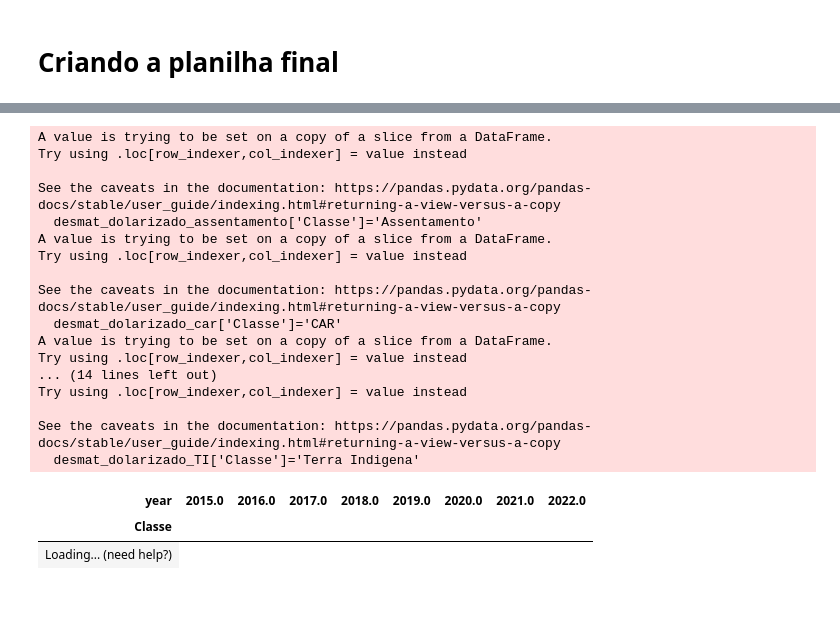
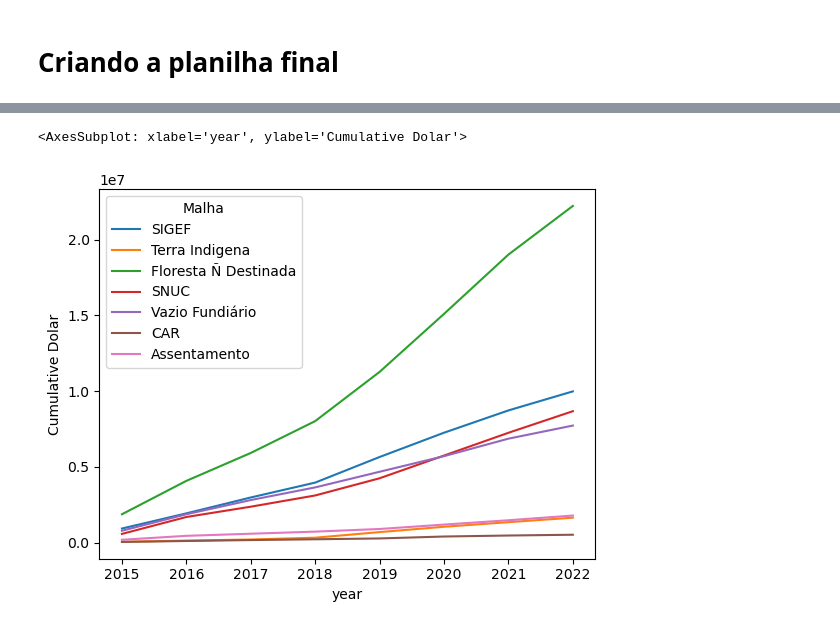
Before and after one commit to EduMinsky/AnaliseTelesPires, a Jupyter notebook: Analise Teles Pires.ipynb, the cells around one changed output, grey strips where cells are left out. Saved outputs shown, nothing was run; the diff lists cells and outputs as text; code cells hidden in the pictures; blank space fills up the shorter version.

```diff
--- a/Analise Teles Pires.ipynb
+++ b/Analise Teles Pires.ipynb
@@ -186,20 +203,15 @@ desmat_dolarizado_TI =  all_desmat_dol[all_desmat_dol['fid_1'].isin(TI_alerta.fi
 # %%
+#Criando o Desmatamento para o vazio:
+
 import itertools
-desmat_dolarizado_assentamento.fid_1.unique()
-desmat_dolarizado_car.fid_1.unique()
-desmat_dolarizado_flora.fid_1.unique()
-desmat_dolarizado_SIGEF.fid_1.unique()
-desmat_dolarizado_SNUC.fid_1.unique()
-desmat_dolarizado_TI.fid_1.unique()
+list_fid = list(itertools.chain(desmat_dolarizado_assentamento.fid_1,
+                          desmat_dolarizado_car.fid_1,
+                          desmat_dolarizado_flora.fid_1,
+                          desmat_dolarizado_SIGEF.fid_1,
+                          desmat_dolarizado_SNUC.fid_1,
+                          desmat_dolarizado_TI.fid_1))
+vazio_dol = all_desmat_dol[~all_desmat_dol['fid_1'].isin(list_fid)]
 
-
-
-result = list(itertools.chain(desmat_dolarizado_assentamento.fid_1.unique(),
-                              desmat_dolarizado_car.fid_1.unique(),
-                             desmat_dolarizado_flora.fid_1.unique(),desmat_dolarizado_SIGEF.fid_1.unique(),
-                             desmat_dolarizado_SNUC.fid_1.unique(),desmat_dolarizado_TI.fid_1.unique()))
-result
-
-desmatamentoSemMalha = all_desmat_dol[~all_desmat_dol['fid_1'].isin(result)]
-desmatamentoSemMalha
+vazio_dol['Malha']='Vazio Fundiário'
+vazio_dol
 # %% [output]
@@ -225,32 +331,5 @@ all_desmat_dol.groupby('year',as_index=False).AreaDesmatadaDolarizada.sum().Area
-# %%
-desmat_dolarizado_assentamento['Classe']='Assentamento'
-desmat_dolarizado_car['Classe']='CAR'
-desmat_dolarizado_flora['Classe']='Floresta Ñ Destinada'
-desmat_dolarizado_SIGEF['Classe']='SIGEF'
-desmat_dolarizado_SNUC['Classe']='SNUC'
-desmat_dolarizado_TI['Classe']='Terra Indigena'
-desmatamento_malha = pd.concat([desmat_dolarizado_assentamento,desmat_dolarizado_car,
-          desmat_dolarizado_flora,desmat_dolarizado_SIGEF,
-          desmat_dolarizado_SNUC,desmat_dolarizado_TI],ignore_index = True)
-show(desmatamento_malha.groupby(['Classe','year'],as_index=False).AreaDesmatadaDolarizada.sum().pivot(index='Classe', columns='year', values='AreaDesmatadaDolarizada'))
-# %% [output]
-A value is trying to be set on a copy of a slice from a DataFrame.
-Try using .loc[row_indexer,col_indexer] = value instead
-
-See the caveats in the documentation: https://pandas.pydata.org/pandas-docs/stable/user_guide/indexing.html#returning-a-view-versus-a-copy
-  desmat_dolarizado_assentamento['Classe']='Assentamento'
-A value is trying to be set on a copy of a slice from a DataFrame.
-Try using .loc[row_indexer,col_indexer] = value instead
-
-See the caveats in the documentation: https://pandas.pydata.org/pandas-docs/stable/user_guide/indexing.html#returning-a-view-versus-a-copy
-  desmat_dolarizado_car['Classe']='CAR'
-A value is trying to be set on a copy of a slice from a DataFrame.
-Try using .loc[row_indexer,col_indexer] = value instead
-... (14 lines left out)
-Try using .loc[row_indexer,col_indexer] = value instead
-
-See the caveats in the documentation: https://pandas.pydata.org/pandas-docs/stable/user_guide/indexing.html#returning-a-view-versus-a-copy
-  desmat_dolarizado_TI['Classe']='Terra Indigena'
-| year | 2015.0 | 2016.0 | 2017.0 | 2018.0 | 2019.0 | 2020.0 | 2021.0 | 2022.0 |
-| Classe |  |  |  |  |  |  |  |  |
-| Loading... (need help?) |
+# %%
+sns.lineplot(df_cumulative,x='year',y ='Cumulative Dolar',hue='Malha' )
+# %% [output]
+<AxesSubplot: xlabel='year', ylabel='Cumulative Dolar'>
+[figure, added]
```
Also changed, not shown: parts of 14 cells of this notebook.
